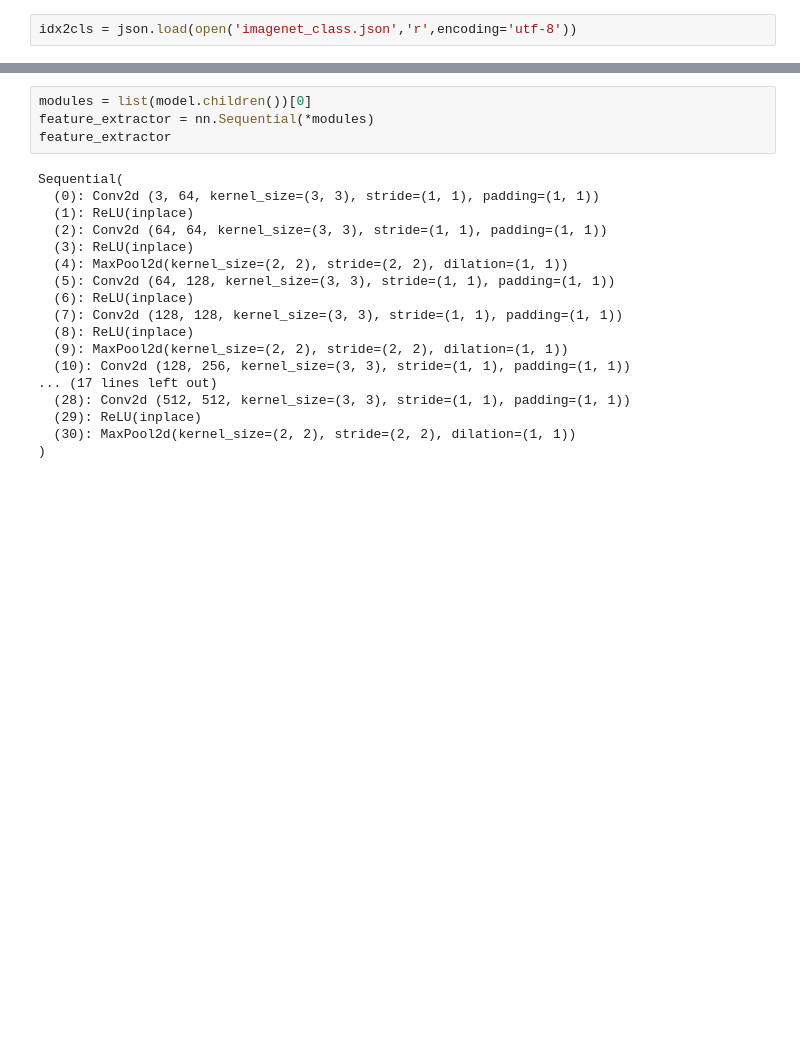
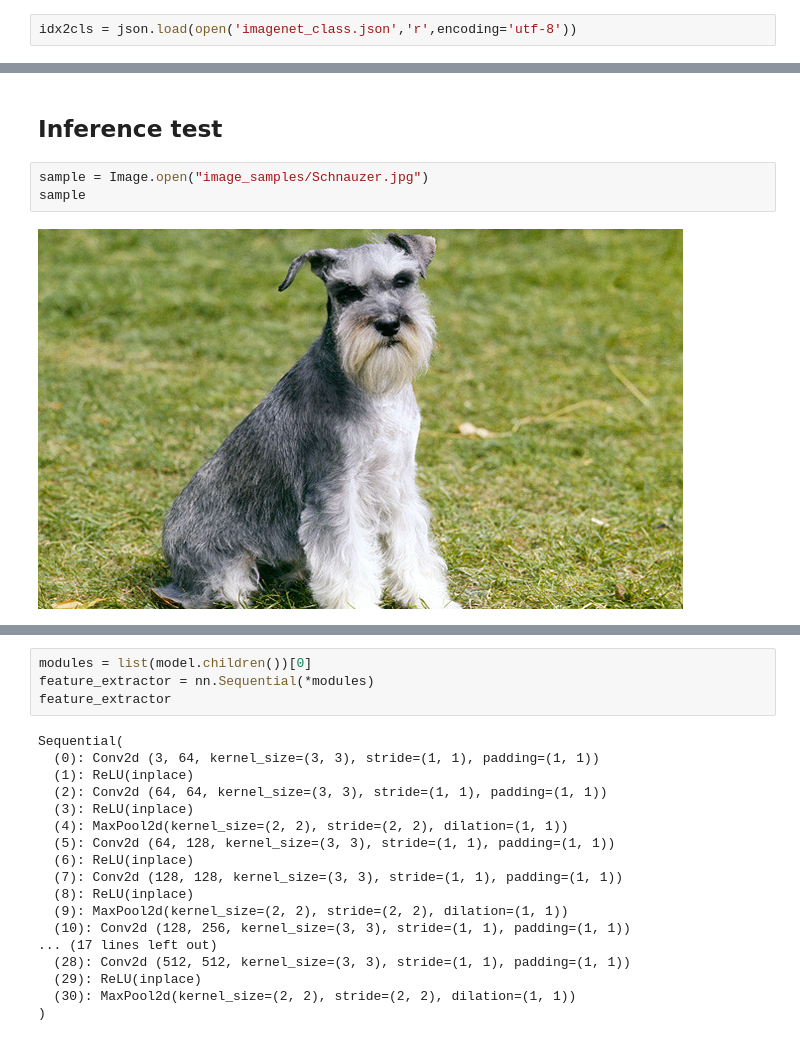
Before and after one commit to DSKSD/Pytorch_Fast_Campus_2018, a Jupyter notebook: week4/5_Transfer_Learning.ipynb, the cells around one changed output, grey strips where cells are left out. Saved outputs shown, nothing was run; the diff lists cells and outputs as text; blank space fills up the shorter version.

```diff
--- a/week4/5_Transfer_Learning.ipynb
+++ b/week4/5_Transfer_Learning.ipynb
@@ -38,0 +64,7 @@ list(idx2cls.items())[:10]
+# %% [markdown]
+## Inference test
+# %%
+sample = Image.open("image_samples/Schnauzer.jpg")
+sample
+# %% [output]
+[figure, added]
```
Also changed, not shown: parts of 13 cells of this notebook, 3 other files.
